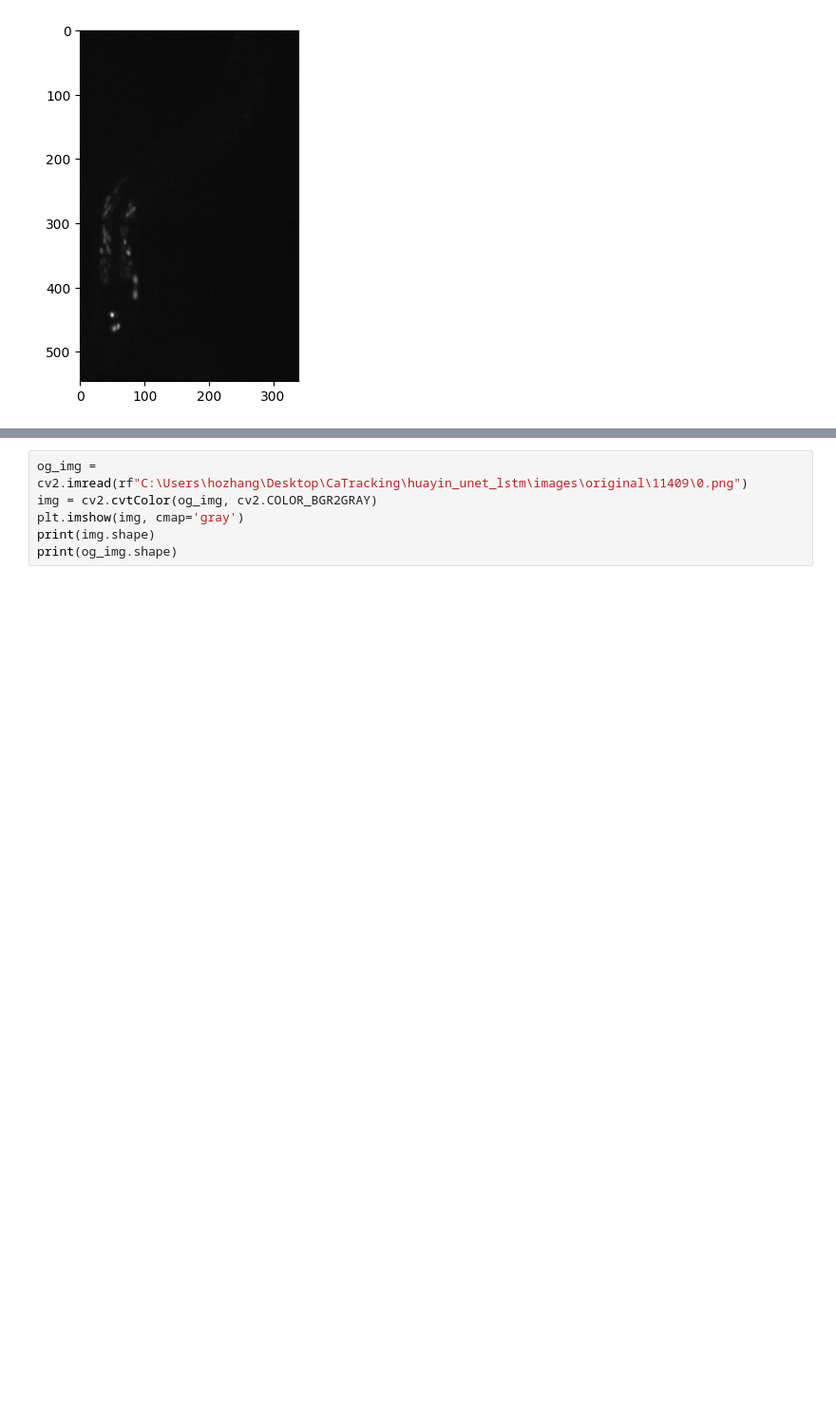
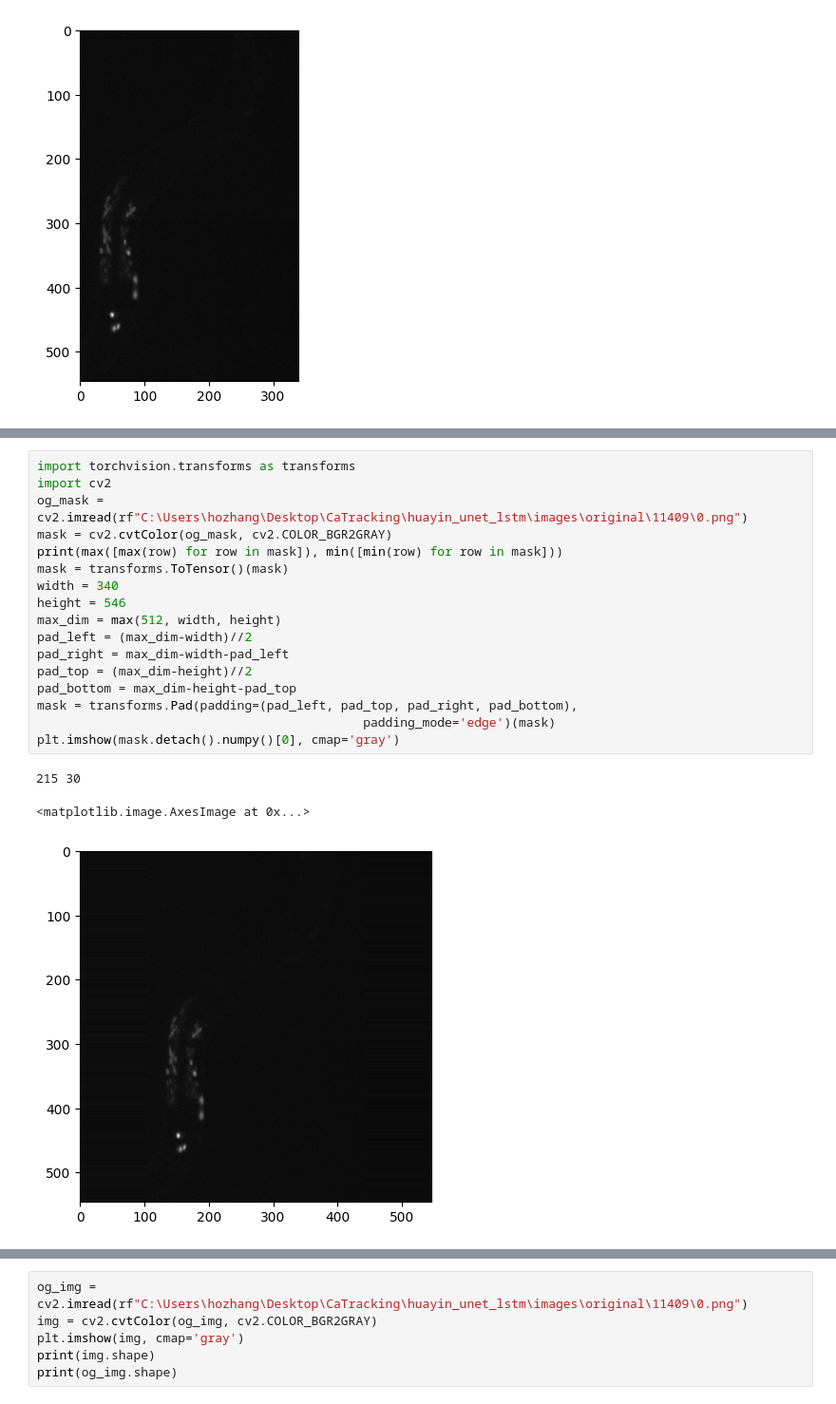
Before and after one commit to Hclover2003/catracking, a Jupyter notebook: working_lstm.ipynb, the cells around one changed output, grey strips where cells are left out. Shown at 95% size. Drawn from its saved outputs; the diff is of its cells as text; blank space fills up the shorter version.

```diff
--- a/working_lstm.ipynb
+++ b/working_lstm.ipynb
@@ -598,2 +640,23 @@ tensor([[[0., 0., 0.,  ..., 0., 0., 0.],
+# %%
+import torchvision.transforms as transforms
+import cv2
+og_mask = cv2.imread(rf"C:\Users\hozhang\Desktop\CaTracking\huayin_unet_lstm\images\original\11409\0.png")
+mask = cv2.cvtColor(og_mask, cv2.COLOR_BGR2GRAY)
+print(max([max(row) for row in mask]), min([min(row) for row in mask]))
+mask = transforms.ToTensor()(mask)
+width = 340
+height = 546
+max_dim = max(512, width, height)
+pad_left = (max_dim-width)//2
+pad_right = max_dim-width-pad_left
+pad_top = (max_dim-height)//2
+pad_bottom = max_dim-height-pad_top
+mask = transforms.Pad(padding=(pad_left, pad_top, pad_right, pad_bottom),
+                                            padding_mode='edge')(mask)
+plt.imshow(mask.detach().numpy()[0], cmap='gray')
+# %% [output]
+215 30
+<matplotlib.image.AxesImage at 0x...>
+[figure, added]
 # %%
 %matplotlib inline
```
Also changed, not shown: parts of 11 cells of this notebook, 2 other files.
